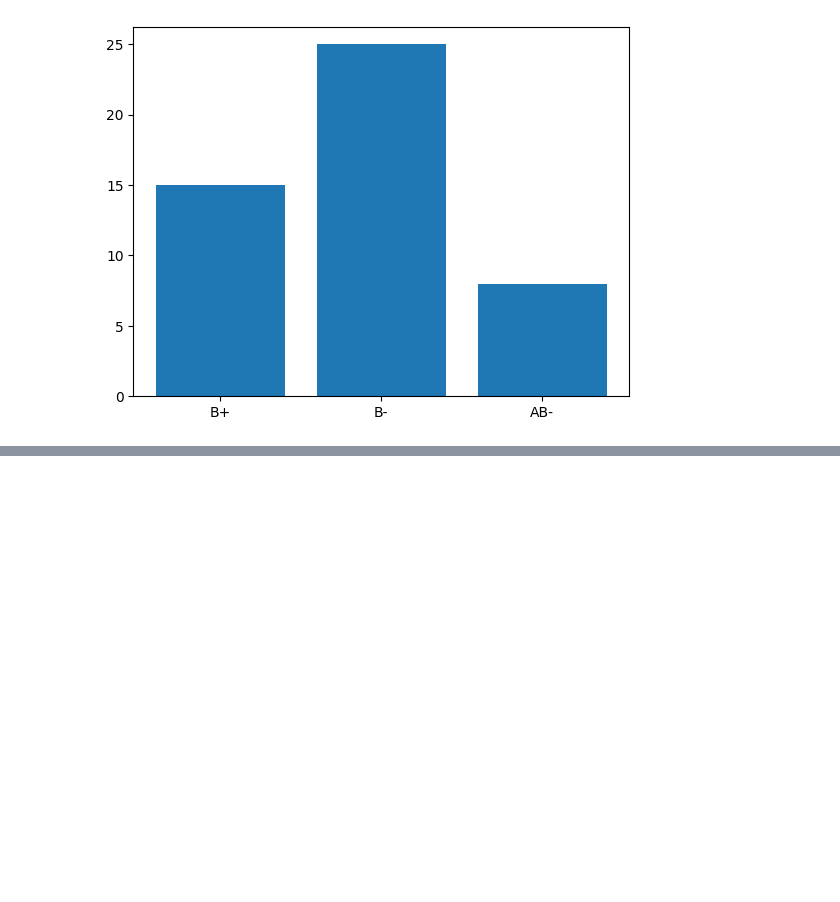
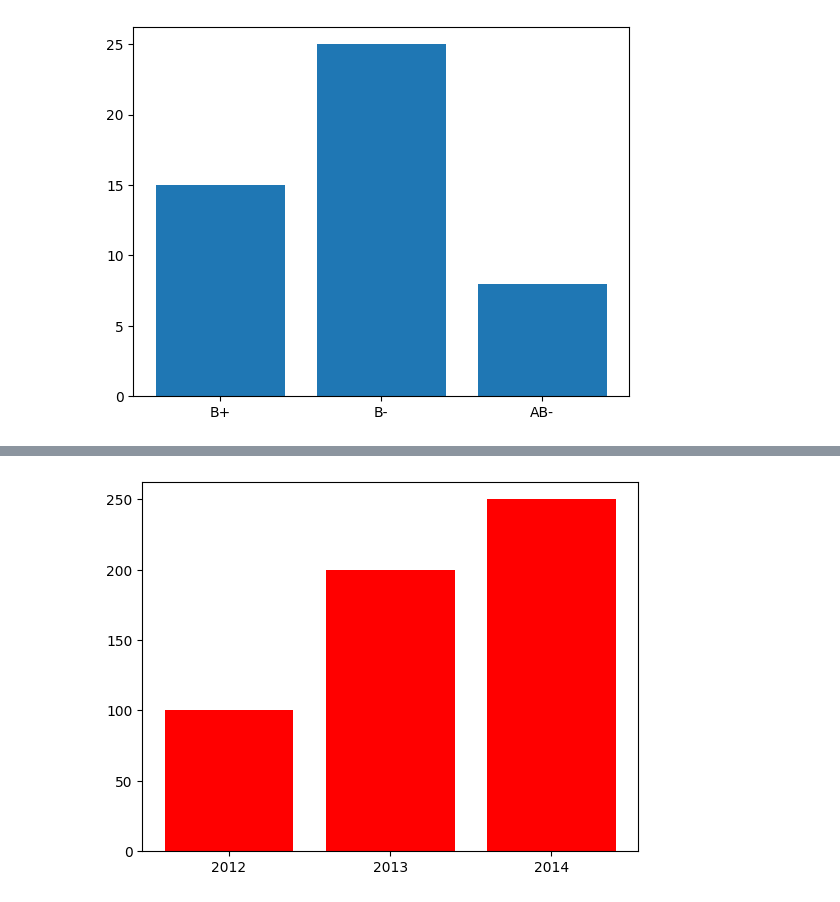
Before and after one commit to jubayerhu1/Python-Code, a Jupyter notebook: matplotlib/matplotlib.ipynb, the cells around one changed output, grey strips where cells are left out. Cells and saved outputs as stored; diff of their text form; code cells hidden in the pictures; blank space fills up the shorter version.

```diff
--- a/matplotlib/matplotlib.ipynb
+++ b/matplotlib/matplotlib.ipynb
@@ -97,0 +133,7 @@ plt.bar(blood_group, Total_person)
+# %%
+plt.bar(years,popluation, color = 'red')
+plt.xticks(years)
+
+plt.show()
+# %% [output]
+[figure, added]
```
Also changed, not shown: parts of 11 cells of this notebook, 5 other files.
